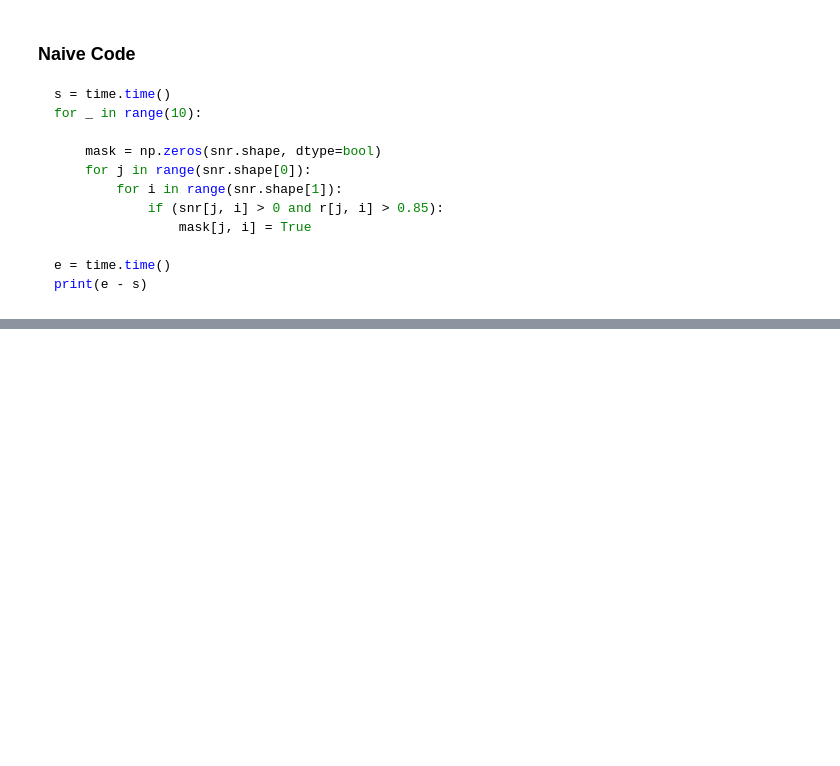
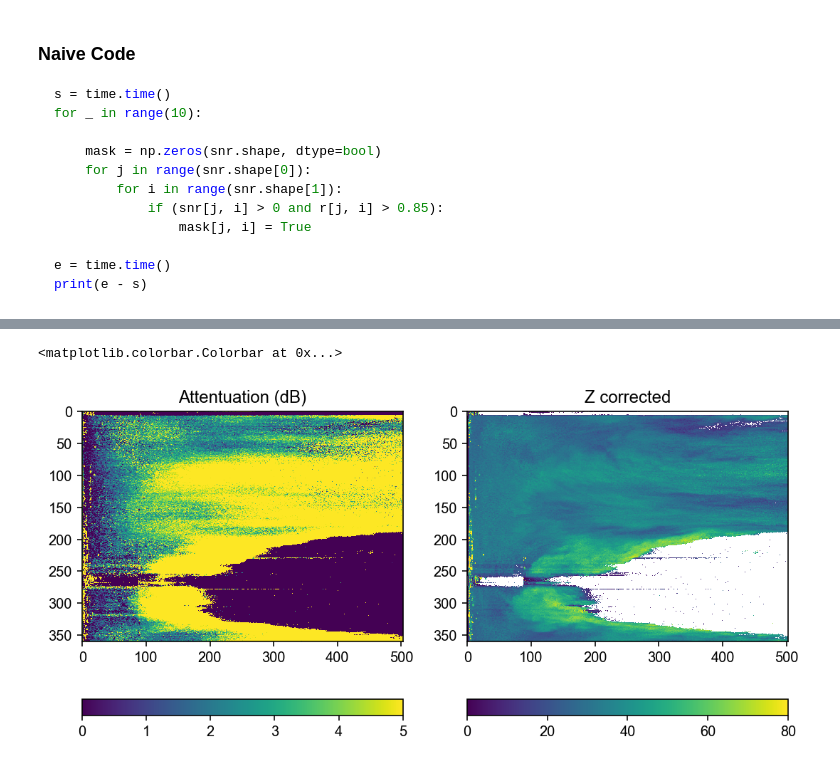
Before and after one commit to OURadar/PyRadarKit, a Jupyter notebook: SCWC Algorithm.ipynb, the cells around one changed output, grey strips where cells are left out. Saved outputs shown, nothing was run; the diff lists cells and outputs as text; code cells hidden in the pictures; blank space fills up the shorter version.

```diff
--- a/SCWC Algorithm.ipynb
+++ b/SCWC Algorithm.ipynb
@@ -27,3 +23,8 @@ vt = 20.0
+# %%
+st = 3                                 # SNR threshold
+rt = 0.85                              # RhoHV threshold
+vt = 20.0                              # Threshold of local variance of delta Phi
+alpha = np.arange(0.01, 0.51, 0.01)    # Search space of alpha values
 # %%
 ia = np.arange(p.shape[0])
 zl = 10.0 ** (0.1 * z)
@@ -164,8 +175,6 @@ rm = p.shape[1] - np.argmax(ms[:, :g:-1], axis=1) - 1
 # X-band
 b = 1.02
 
-# Search space of alpha values
-alpha = np.arange(0.01, 0.21, 0.01)
 alpha_count = len(alpha)
 
 # Construct the index path to use PhiDP
@@ -285,8 +293,32 @@ plt.colorbar(orientation='horizontal')
+# %%
+# at = 2.0 * np.cumsum(ah_big[:, :, alpha_idx], axis=1) * gateSpacing
+
+# Use good PhiDP values
+# mp = np.logical_or(~ms, pz <= 0.0)
+# pz[mp] = 0.0
+# mp = pz <= 0.0
+
+pp = np.copy(p)
+mp = np.nan_to_num(pp) <= 0.0
+
+pp[mp] = 0.0
+
+at = alpha[alpha_idx] * pp ** b
+# at[mp] = 0.0
 # %%
 plt.figure()
 
 plt.subplot(121)
 plt.imshow(at)
 plt.clim(0, 5)
 plt.title('Attentuation (dB)')
 plt.colorbar(orientation='horizontal')
+
+plt.subplot(122)
+plt.imshow(z + at)
+plt.clim(0, 80)
+plt.title('Z corrected')
+plt.colorbar(orientation='horizontal')
+# %% [output]
+<matplotlib.colorbar.Colorbar at 0x...>
+[figure, added]
```
Also changed, not shown: parts of 13 cells of this notebook, 1 other file.
